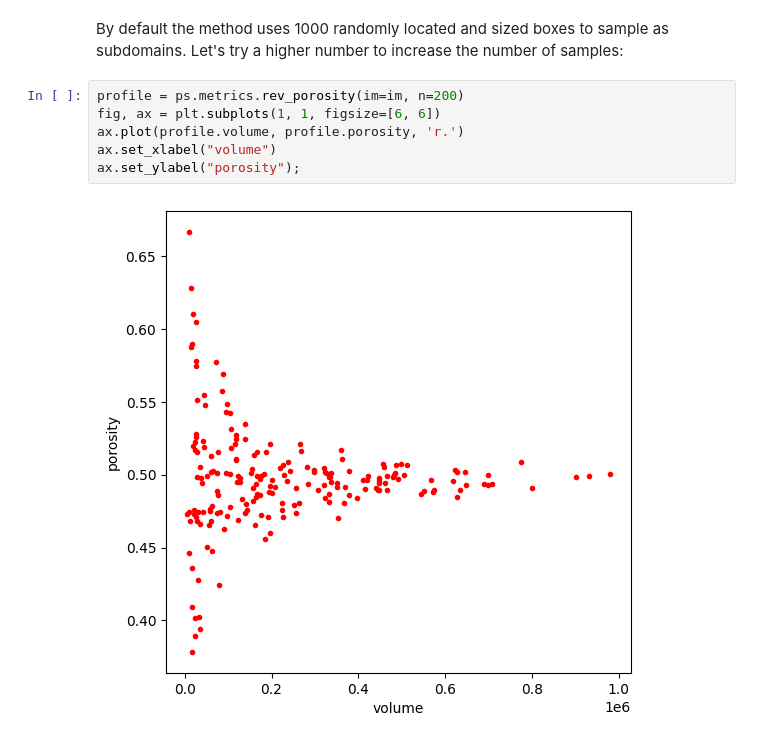
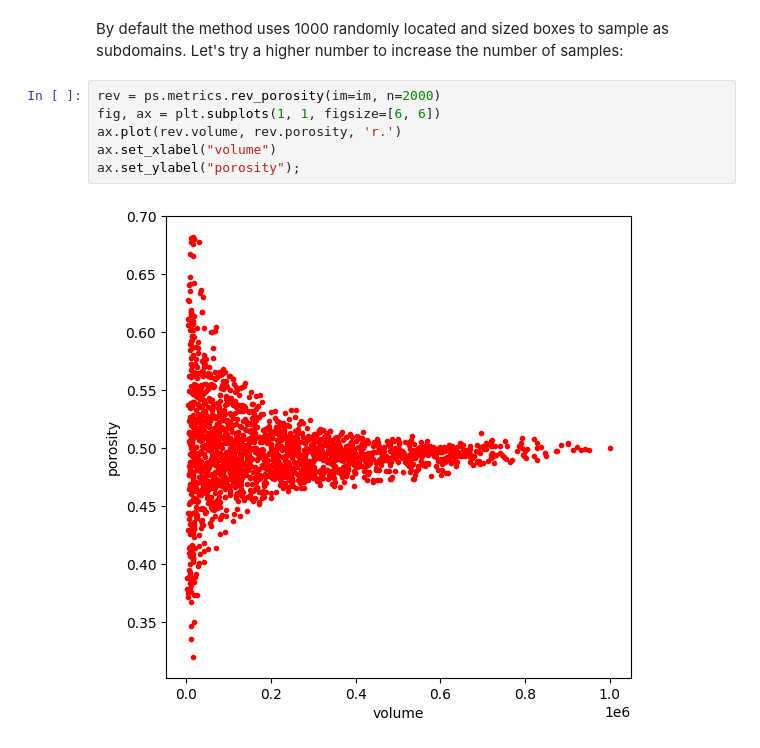
Before and after one commit to HydeAWhile/PoreSpy, a Jupyter notebook: examples/metrics/reference/rev_porosity.ipynb, the cells around one changed output. Saved outputs shown, nothing was run; the diff lists cells and outputs as text.

Commit message:
adding some examples for rev_porosity and rev_tortuosity

```diff
--- a/examples/metrics/reference/rev_porosity.ipynb
+++ b/examples/metrics/reference/rev_porosity.ipynb
@@ -37,10 +34,10 @@ ax.set_ylabel("porosity");
 # %% [markdown]
 By default the method uses 1000 randomly located and sized boxes to sample as subdomains. Let's try a higher number to increase the number of samples:
 # %%
-profile = ps.metrics.rev_porosity(im=im, n=200)
+rev = ps.metrics.rev_porosity(im=im, n=2000)
 fig, ax = plt.subplots(1, 1, figsize=[6, 6])
-ax.plot(profile.volume, profile.porosity, 'r.')
+ax.plot(rev.volume, rev.porosity, 'r.')
 ax.set_xlabel("volume")
 ax.set_ylabel("porosity");
 # %% [output]
-[figure, old version]
+[figure, new version]
```
Also changed, not shown: parts of 5 cells of this notebook, 1 other file.
